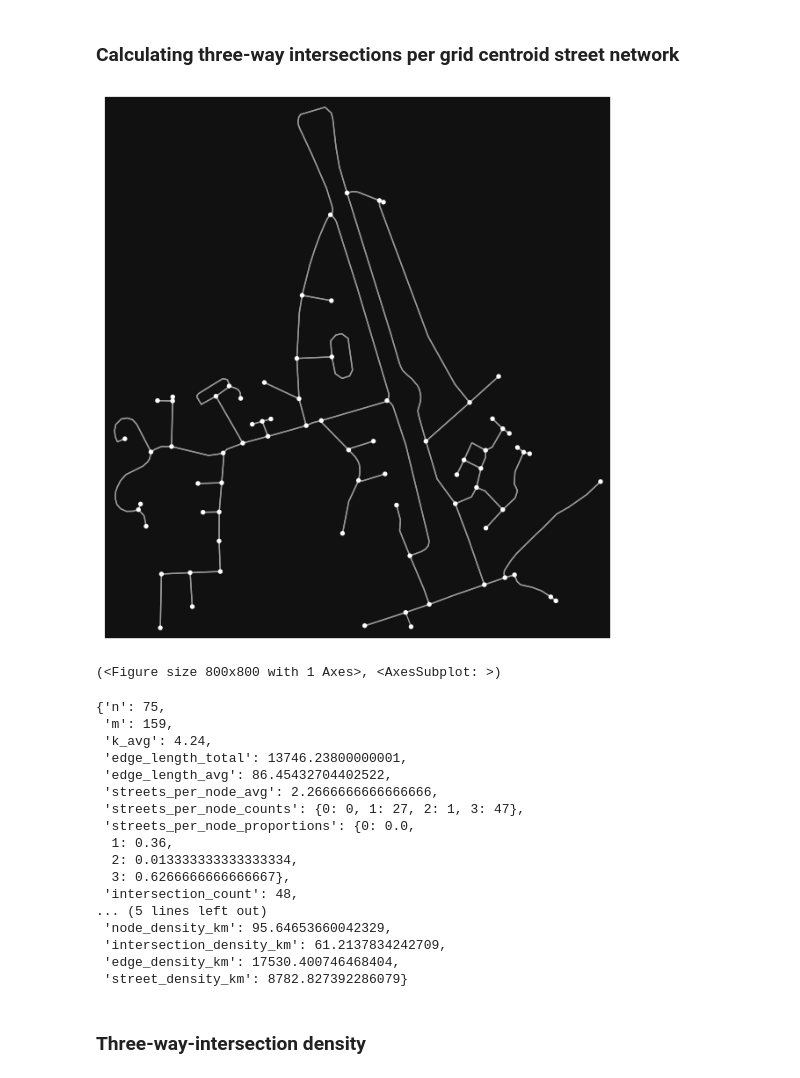
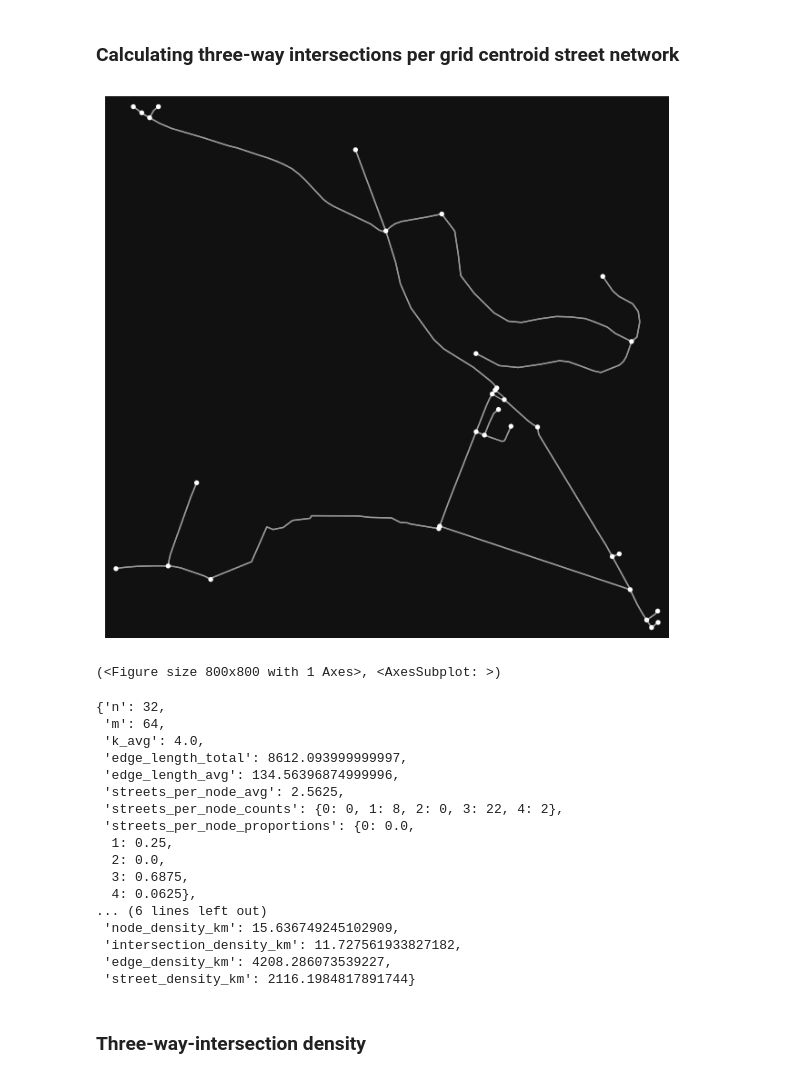
Before and after one commit to Spatial-Data-Science-and-GEO-AI-Lab/MultiHealth_J, a Jupyter notebook: manchester.ipynb, the cells around one changed output. Drawn from its saved outputs; the diff is of its cells as text; code cells hidden in the pictures.

```diff
--- a/manchester.ipynb
+++ b/manchester.ipynb
@@ -344,2 +364,18 @@ statistics
+# %%
+# extract the population sum per buffer from statistics
+# setting values to zero if negative
+population_sums = [stat['sum'] if (stat is not None and stat['sum'] >= 0) else 0 for stat in statistics]
+# converting to df to add to the population grid gdf
+population_sums_df = pd.DataFrame(population_sums, columns=['buffer_population'])
 # %% [markdown]
 ### Population density
+# %%
+# adding population per buffer to buffer_gdf and then calculating density
+bufferintersect_gdf['buffer_area'] = bufferintersect_gdf['geometry'].area
+
+# adding both buffer population and buffer area columns to final gdf for other density calculations
+popgridmanchester['buffer_population'] = population_sums_df['buffer_population']
+popgridmanchester['buffer_area'] = bufferintersect_gdf['buffer_area']
+
+# calculating population density per buffer
+popgridmanchester['buffer_pop_density'] = popgridmanchester['buffer_population']/popgridmanchester['buffer_area']
@@ -371,35 +410,43 @@ popgridmanchester.to_file('popgridmanchester2.gpkg', driver="GPKG")
 # %%
 # test network
 G = ox.graph_from_point((popgridmanchester['grid_lat_4326'][453],
-                             popgridmanchester['grid_lon_4326'][453]), dist=500, network_type='drive')
+                         popgridmanchester['grid_lon_4326'][453]),
+                        dist=500,
+                        network_type='all')
+# %%
+# convert network to gdf, create polygon from it to get area
+Gproj = ox.project_graph(G, to_crs="3857")
+network_gdfs = ox.graph_to_gdfs(Gproj, nodes=True, edges=False)
+network_poly = network_gdfs.unary_union.convex_hull
+area = network_poly.area
 # %%
 # plot test network graph
-ox.plot_graph(G)
+ox.plot_graph(Gproj)
 # %% [output]
-[figure, old version]
+[figure, new version]
 (<Figure size 800x800 with 1 Axes>, <AxesSubplot: >)
 # %%
 # get stats
-stats = ox.stats.basic_stats(G, area=popgridmanchester['buffer_area'][453])
+stats = ox.stats.basic_stats(Gproj, area=area)
 stats
 # %% [output]
-{'n': 75,
- 'm': 159,
- 'k_avg': 4.24,
- 'edge_length_total': 13746.23800000001,
- 'edge_length_avg': 86.45432704402522,
- 'streets_per_node_avg': 2.2666666666666666,
- 'streets_per_node_counts': {0: 0, 1: 27, 2: 1, 3: 47},
+{'n': 32,
+ 'm': 64,
+ 'k_avg': 4.0,
+ 'edge_length_total': 8612.093999999997,
+ 'edge_length_avg': 134.56396874999996,
+ 'streets_per_node_avg': 2.5625,
+ 'streets_per_node_counts': {0: 0, 1: 8, 2: 0, 3: 22, 4: 2},
  'streets_per_node_proportions': {0: 0.0,
-  1: 0.36,
-  2: 0.013333333333333334,
-  3: 0.6266666666666667},
- 'intersection_count': 48,
-... (5 lines left out)
- 'node_density_km': 95.64653660042329,
- 'intersection_density_km': 61.2137834242709,
- 'edge_density_km': 17530.400746468404,
- 'street_density_km': 8782.827392286079}
+  1: 0.25,
+  2: 0.0,
+  3: 0.6875,
+  4: 0.0625},
+... (6 lines left out)
+ 'node_density_km': 15.636749245102909,
+ 'intersection_density_km': 11.727561933827182,
+ 'edge_density_km': 4208.286073539227,
+ 'street_density_km': 2116.1984817891744}
 # %% [markdown]
 ### Three-way-intersection density
 # %%
```
Also changed, not shown: parts of 22 cells of this notebook.
